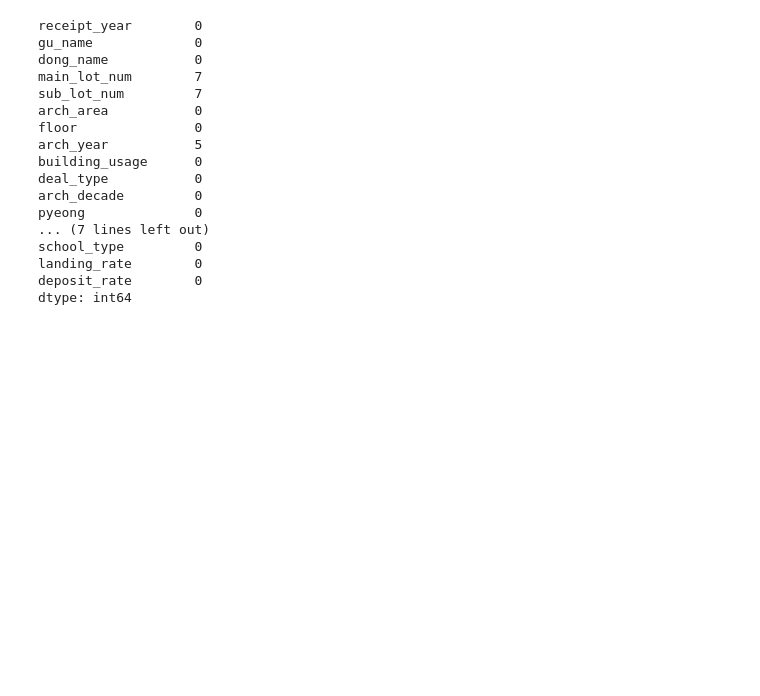
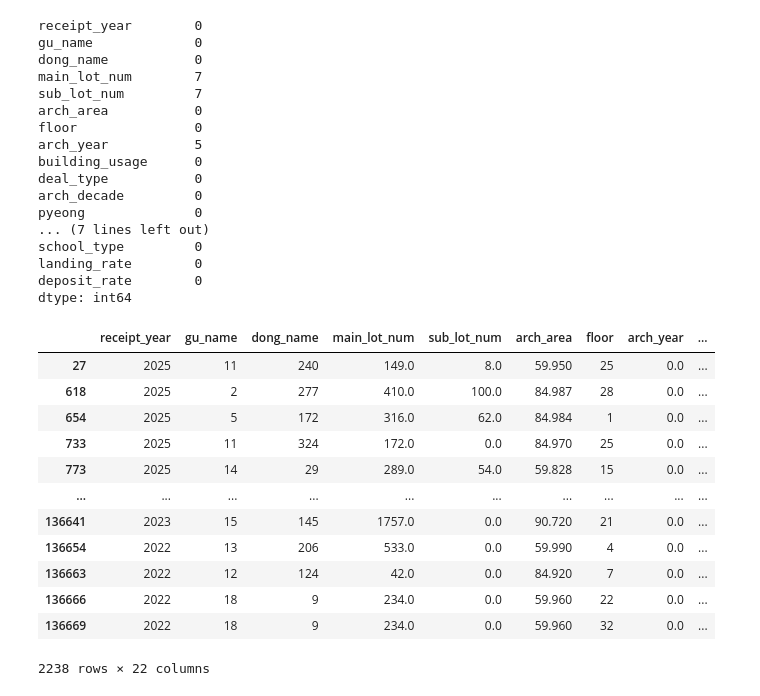
Before and after one commit to YuSuhyeon/1st-project-, a Jupyter notebook: jeon_source/processing.ipynb, the cells around one changed output. Cells and saved outputs as stored; diff of their text form; code cells hidden in the pictures; blank space fills up the shorter version.

```diff
--- a/jeon_source/processing.ipynb
+++ b/jeon_source/processing.ipynb
@@ -180,3 +180,19 @@ school_type         0
 landing_rate        0
 deposit_rate        0
 dtype: int64
+# %%
+new_df[new_df['arch_year'] == 0]
+# %% [output]
+|  | receipt_year | gu_name | dong_name | main_lot_num | sub_lot_num | arch_area | floor | arch_year | ... |
+| 27 | 2025 | 11 | 240 | 149.0 | 8.0 | 59.950 | 25 | 0.0 | ... |
+| 618 | 2025 | 2 | 277 | 410.0 | 100.0 | 84.987 | 28 | 0.0 | ... |
+| 654 | 2025 | 5 | 172 | 316.0 | 62.0 | 84.984 | 1 | 0.0 | ... |
+| 733 | 2025 | 11 | 324 | 172.0 | 0.0 | 84.970 | 25 | 0.0 | ... |
+| 773 | 2025 | 14 | 29 | 289.0 | 54.0 | 59.828 | 15 | 0.0 | ... |
+| ... | ... | ... | ... | ... | ... | ... | ... | ... | ... |
+| 136641 | 2023 | 15 | 145 | 1757.0 | 0.0 | 90.720 | 21 | 0.0 | ... |
+| 136654 | 2022 | 13 | 206 | 533.0 | 0.0 | 59.990 | 4 | 0.0 | ... |
+| 136663 | 2022 | 12 | 124 | 42.0 | 0.0 | 84.920 | 7 | 0.0 | ... |
+| 136666 | 2022 | 18 | 9 | 234.0 | 0.0 | 59.960 | 22 | 0.0 | ... |
+| 136669 | 2022 | 18 | 9 | 234.0 | 0.0 | 59.960 | 32 | 0.0 | ... |
+2238 rows × 22 columns
```
Also changed, not shown: parts of 3 cells of this notebook, 3 other files.
